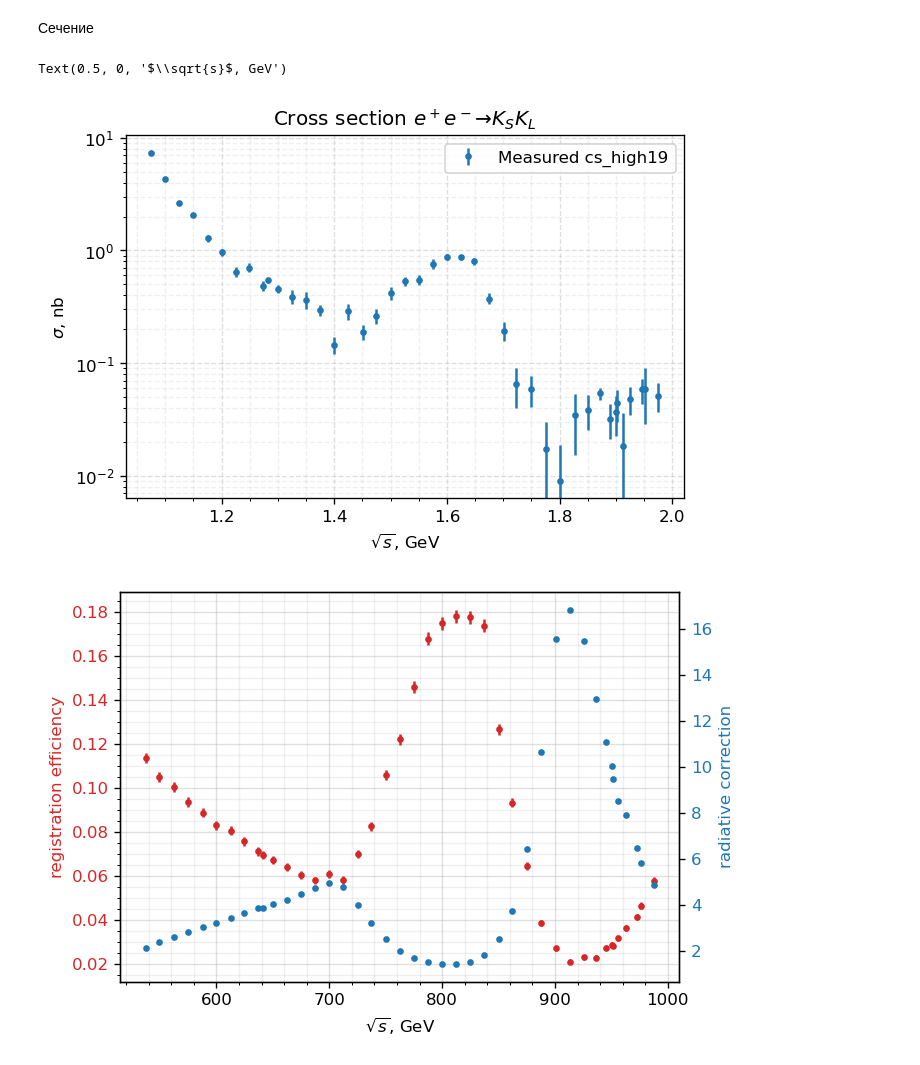
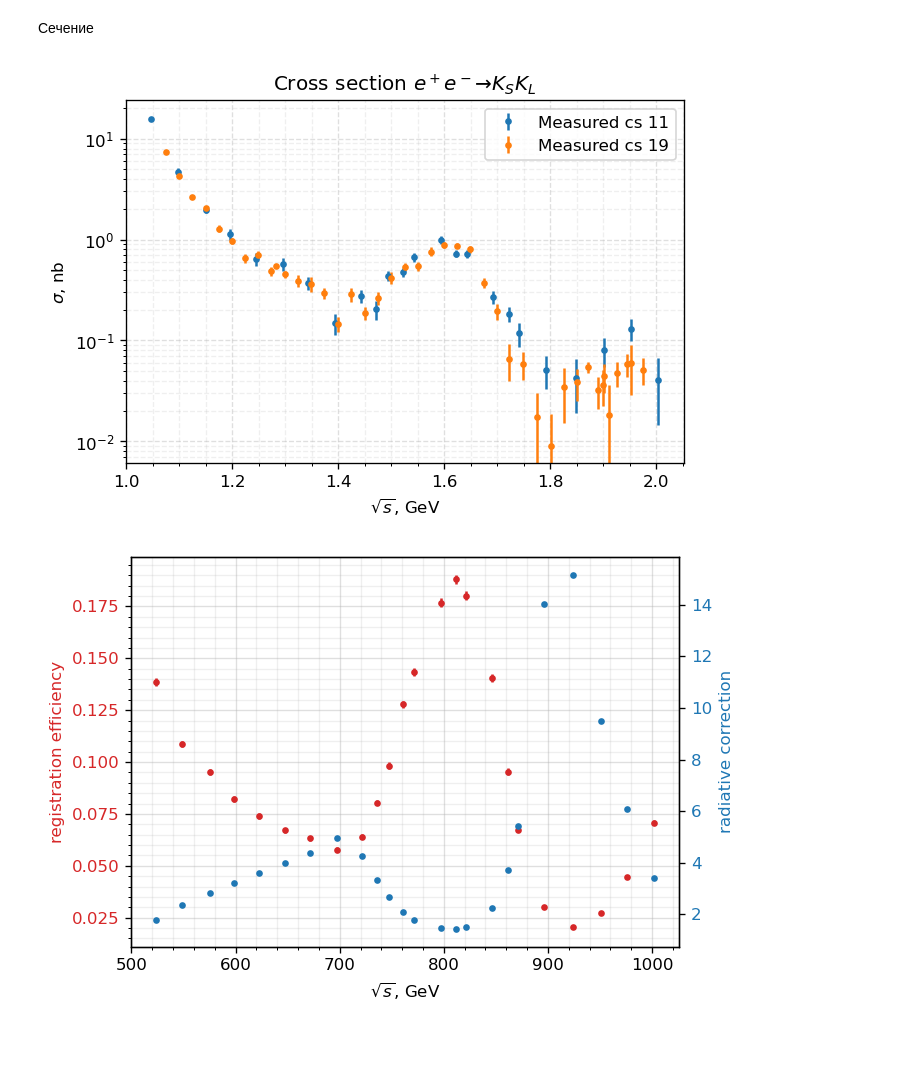
Before and after one commit to nikita-p/kskl20, a Jupyter notebook: notebooks/04. Calc crosses.ipynb, the cells around one changed output. Cells and saved outputs as stored; diff of their text form; code cells hidden in the pictures.

```diff
--- a/notebooks/04. Calc crosses.ipynb
+++ b/notebooks/04. Calc crosses.ipynb
@@ -5,9 +5,9 @@ import matplotlib.pyplot as plt
 
 %matplotlib inline
 # %%
-df = pd.read_csv('images/fit.csv', index_col=0)
-df_lum = pd.read_csv('/storeA/ryzhenenkov/lum2019.dat', sep='\t', names=['energy', 'lum', 'lum_err'], index_col='energy')
-df_triggers = pd.read_csv('images/triggers.csv', index_col=0)
+df = pd.read_csv('images/fit11.csv', index_col=0)
+df_lum = pd.read_csv('/storeA/ryzhenenkov/lum2011.dat', sep='\t', names=['energy', 'lum', 'lum_err'], index_col='energy')
+df_triggers = pd.read_csv('images/triggers11.csv', index_col=0)
 df = df.join(df_lum).join(df_triggers[['eff_trig', 'eff_trig_err']])
 df['n0_mc'] = 20000
 # %%
@@ -126,30 +141,32 @@ plt.yscale('log')
 # %% [markdown]
 Сечение
 # %%
-df = pd.read_csv('images/res19.csv', index_col=0)
+dfs = [pd.read_csv('images/res11.csv', index_col=0),
+      pd.read_csv('images/res19.csv', index_col=0)]
 # %%
-df['nSig_exp'] = df['n_exp']*df['f_exp']
-df['nSig_err'] = df['nSig_exp']*np.sqrt( (df['n_exp_err']/df['n_exp'])**2 + (df['f_exp_err']/df['f_exp'])**2 )
-df['cs_born_err'] = df['cs_born']*np.sqrt( (df['nSig_err']/df['nSig_exp'])**2 + (df['eff_reg_err']/df['eff_reg'])**2 +\
-                                         (df['eff_trig_err']/df['eff_trig'])**2)
+for df in dfs:
+    df['nSig_exp'] = df['n_exp']*df['f_exp']
+    df['nSig_err'] = df['nSig_exp']*np.sqrt( (df['n_exp_err']/df['n_exp'])**2 + (df['f_exp_err']/df['f_exp'])**2 )
+    df['cs_born_err'] = df['cs_born']*np.sqrt( (df['nSig_err']/df['nSig_exp'])**2 + (df['eff_reg_err']/df['eff_reg'])**2 +\
+                                             (df['eff_trig_err']/df['eff_trig'])**2)
 # %%
 plt.figure(dpi=120)
-plt.errorbar(df.emeas*2e-3, df.cs_born, yerr=df.cs_born_err, fmt='.', label='Measured cs_high19')
+for df, e in zip(dfs, ['11', '19']):
+    plt.errorbar(df.emeas*2e-3, df.cs_born, yerr=df.cs_born_err, fmt='.', label=f'Measured cs {e}')
 # plt.plot(df_approx.emeas*2e-3, df_approx.cs_born, label='Cross section in MC')
 # plt.errorbar(df_koz.E, df_koz.cs, yerr=df_koz.cs_err, fmt='.')
 # plt.xlim(520*2, 1200)
 plt.grid(ls='--', alpha=0.4)
 plt.grid(which='minor', ls='--', alpha=0.2)
 plt.minorticks_on()
 plt.legend()
 plt.yscale('log')
 plt.title('Cross section $e^+ e^- \\to K_S K_L$')
 plt.ylabel('$\sigma$, nb')
 plt.xlabel('$\sqrt{s}$, GeV');
-# plt.savefig('images/cs_kskl.png', dpi=120)
+# plt.savefig('images/cs_kskl1.png', dpi=120)
 # %% [output]
-Text(0.5, 0, '$\\sqrt{s}$, GeV')
-[figure, old version]
+[figure, new version]
 # %%
 fig, ax1 = plt.subplots(dpi=120)
 
@@ -173,4 +190,4 @@ ax1.grid(which='minor', alpha=0.2)
 fig.tight_layout()  # otherwise the right y-label is slightly clipped
 # plt.savefig('images/rad_reg_eff.png', dpi=120)
 # %% [output]
-[figure, old version]
+[figure, new version]
```
Also changed, not shown: parts of 7 cells of this notebook, 8 other files.
